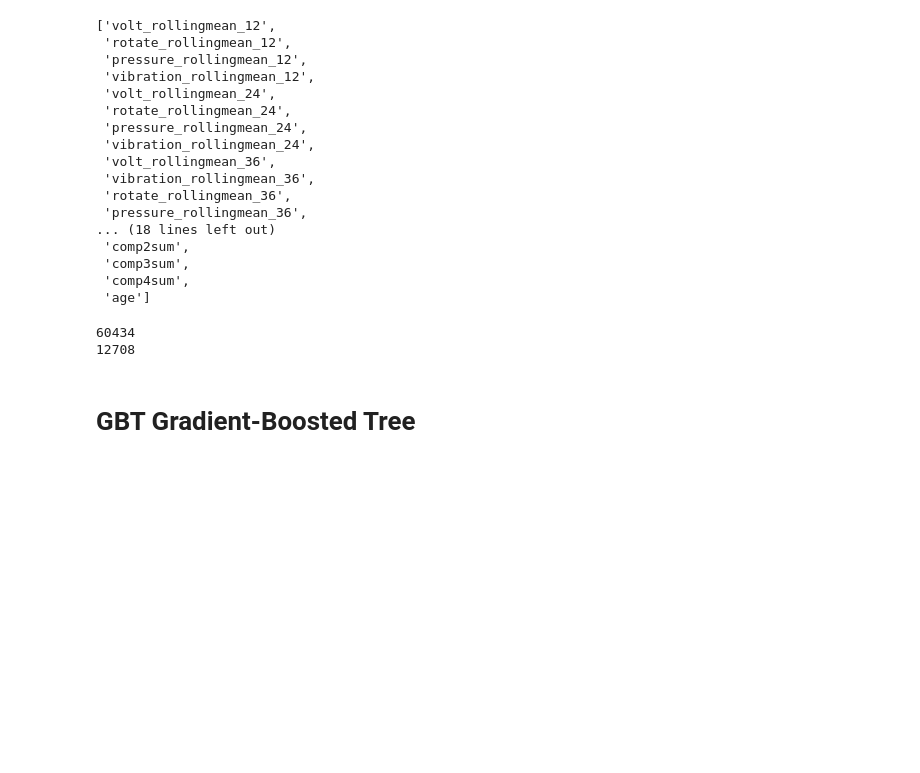
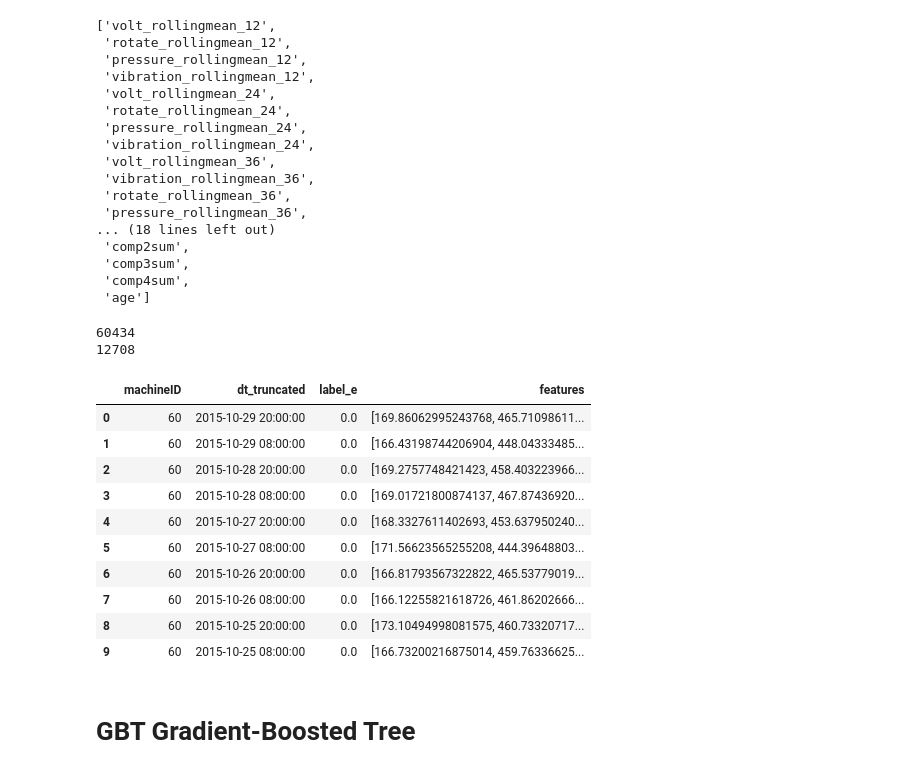
Before and after one commit to VisusAdAstra/Soen471, a Jupyter notebook: code/prototype2.ipynb, the cells around one changed output. Drawn from its saved outputs; the diff is of its cells as text; code cells hidden in the pictures; blank space fills up the shorter version.

```diff
--- a/code/prototype2.ipynb
+++ b/code/prototype2.ipynb
@@ -134,26 +134,38 @@ input_features
 # %%
 # assemble features
 va = VectorAssembler(inputCols=(input_features), outputCol='features')
 feat_data = va.transform(feat_data).select('machineID','dt_truncated','label_e','features')
 
 # set maxCategories so features with > 10 distinct values are treated as continuous.
 featureIndexer = VectorIndexer(inputCol="features",
                                outputCol="indexedFeatures",
                                maxCategories=10).fit(feat_data)
 
 # fit on whole dataset to include all labels in index
 labelIndexer = StringIndexer(inputCol="label_e", outputCol="indexedLabel").fit(feat_data)
 
 # split the data into train/test based on date
 split_date = "2015-10-30"
 training = feat_data.filter(feat_data.dt_truncated < split_date)
 testing = feat_data.filter(feat_data.dt_truncated >= split_date)
 
 print(training.count())
 print(testing.count())
+training.limit(10).toPandas().head(10)
 # %% [output]
 60434
 12708
+|  | machineID | dt_truncated | label_e | features |
+| 0 | 60 | 2015-10-29 20:00:00 | 0.0 | [169.86062995243768, 465.71098611... |
+| 1 | 60 | 2015-10-29 08:00:00 | 0.0 | [166.43198744206904, 448.04333485... |
+| 2 | 60 | 2015-10-28 20:00:00 | 0.0 | [169.2757748421423, 458.403223966... |
+| 3 | 60 | 2015-10-28 08:00:00 | 0.0 | [169.01721800874137, 467.87436920... |
+| 4 | 60 | 2015-10-27 20:00:00 | 0.0 | [168.3327611402693, 453.637950240... |
+| 5 | 60 | 2015-10-27 08:00:00 | 0.0 | [171.56623565255208, 444.39648803... |
+| 6 | 60 | 2015-10-26 20:00:00 | 0.0 | [166.81793567322822, 465.53779019... |
+| 7 | 60 | 2015-10-26 08:00:00 | 0.0 | [166.12255821618726, 461.86202666... |
+| 8 | 60 | 2015-10-25 20:00:00 | 0.0 | [173.10494998081575, 460.73320717... |
+| 9 | 60 | 2015-10-25 08:00:00 | 0.0 | [166.73200216875014, 459.76336625... |
 # %%
 # Down sample majority class, do we really need this?
 # SampleBy returns a stratified sample without replacement based on the fraction given on each stratum
```
Also changed, not shown: parts of 6 cells of this notebook.
